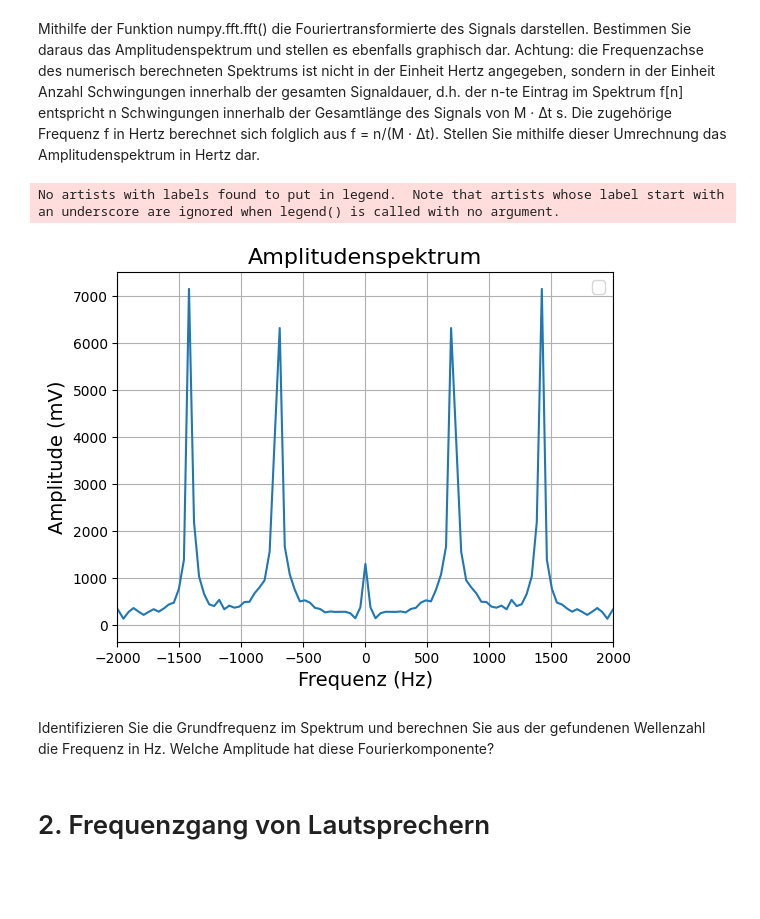
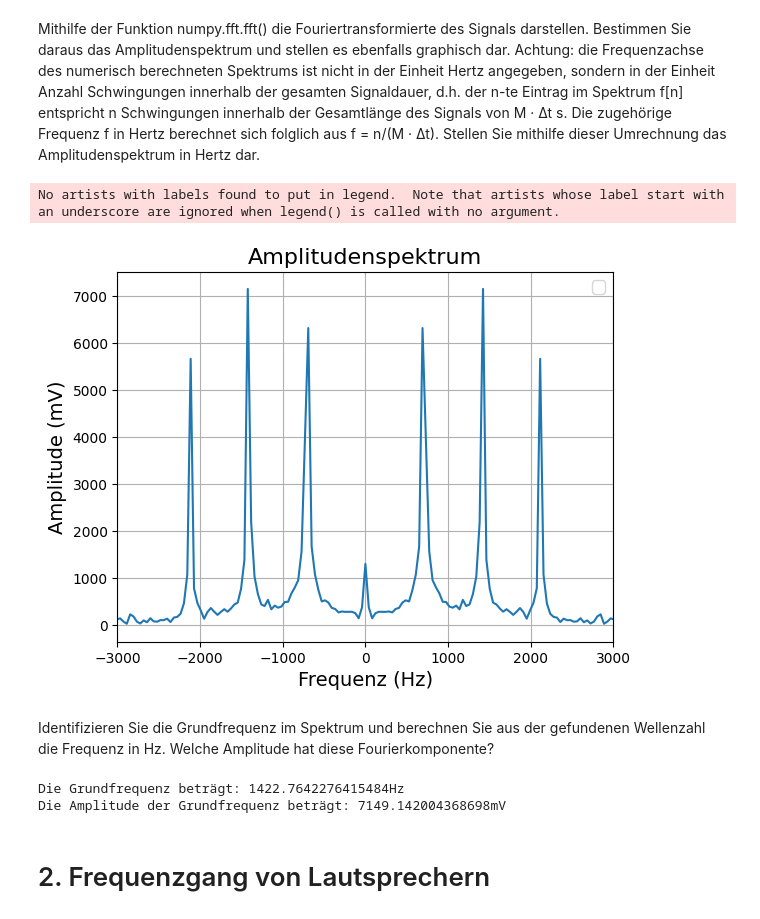
Before and after one commit to hermandi21/SignaleSystemeSensoren, a Jupyter notebook: Aufgabe03/versuch_03.ipynb, the cells around one changed output. Cells and saved outputs as stored; diff of their text form; code cells hidden in the pictures; blank space fills up the shorter version.

```diff
--- a/Aufgabe03/versuch_03.ipynb
+++ b/Aufgabe03/versuch_03.ipynb
@@ -85,41 +85,48 @@ Stellen Sie mithilfe dieser Umrechnung das Amplitudenspektrum in Hertz dar.
 # %%
 # Fouriertransformierte des Signals
 fourier = np.fft.fftshift(np.fft.fft(ausgewaehlteToene))
 
 # Amplitudenspektrum
 amplitudenspektrum = np.abs(fourier)
 
 
 M = len(ausgewaehlteZeit)
 t = ausgewaehlteZeit[1]- ausgewaehlteZeit[0]
 sampling_rate = 1000/t
 
 # Frequenzachse
 f = np.fft.fftshift(np.fft.fftfreq(len(ausgewaehlteZeit), 1/sampling_rate))
 
 plt.plot(f, amplitudenspektrum)
 plt.grid(True)
 plt.title('Amplitudenspektrum', fontsize=16)
 plt.xlabel('Frequenz (Hz)', fontsize=14)
 plt.ylabel('Amplitude (mV)', fontsize=14)
 plt.legend(fontsize=12, loc='upper right')
-plt.xlim(-2000, 2000)
+plt.xlim(-3000, 3000)
 
 plt.show()
 # %% [output]
 No artists with labels found to put in legend.  Note that artists whose label start with an underscore are ignored when legend() is called with no argument.
-[figure, old version]
+[figure, new version]
 # %% [markdown]
 Identifizieren Sie die Grundfrequenz im Spektrum und berechnen Sie aus der gefundenen
 Wellenzahl die Frequenz in Hz. Welche Amplitude hat diese Fourierkomponente?
 # %%
-# Die Grundfrequenz ist die erste Fourierkomponente
-grundfrequenz = frequenzachse[1]
+# Finden Sie den Index des maximalen Werts im Amplitudenspektrum
+index_max = np.argmax(amplitudenspektrum)
+
+# Die Grundfrequenz ist die Frequenz an diesem Index
+grundfrequenz = abs(f[index_max])
+
+# Die Amplitude der Grundfrequenz ist der maximale Wert im Amplitudenspektrum
+amplitude = amplitudenspektrum[index_max]
+
 print("Die Grundfrequenz beträgt: " + str(grundfrequenz) + "Hz")
-
-# Die Amplitude der Grundfrequenz ist die erste Fourierkomponente
-amplitude = amplitudenspektrum[1]
 print("Die Amplitude der Grundfrequenz beträgt: " + str(amplitude) + "mV")
+# %% [output]
+Die Grundfrequenz beträgt: 1422.7642276415484Hz
+Die Amplitude der Grundfrequenz beträgt: 7149.142004368698mV
 # %% [markdown]
 # 2. Frequenzgang von Lautsprechern
 # %% [markdown]
```
Also changed, not shown: parts of 3 cells of this notebook.
